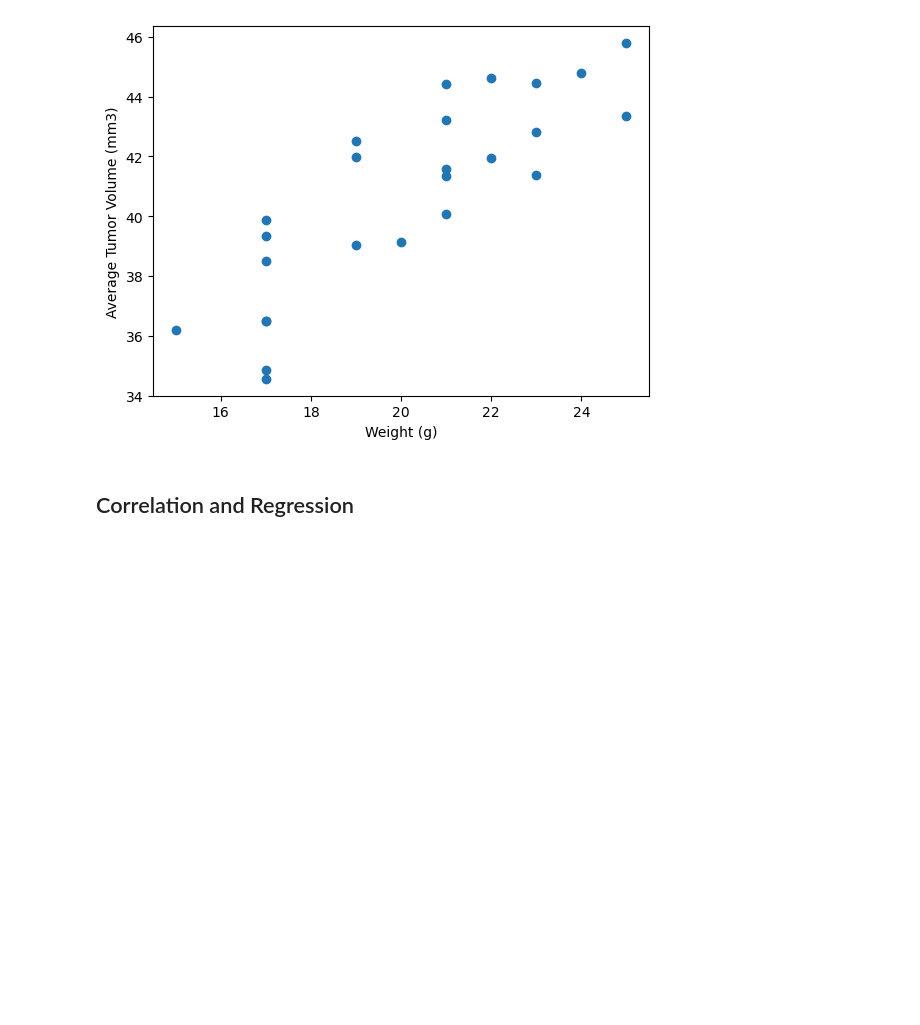
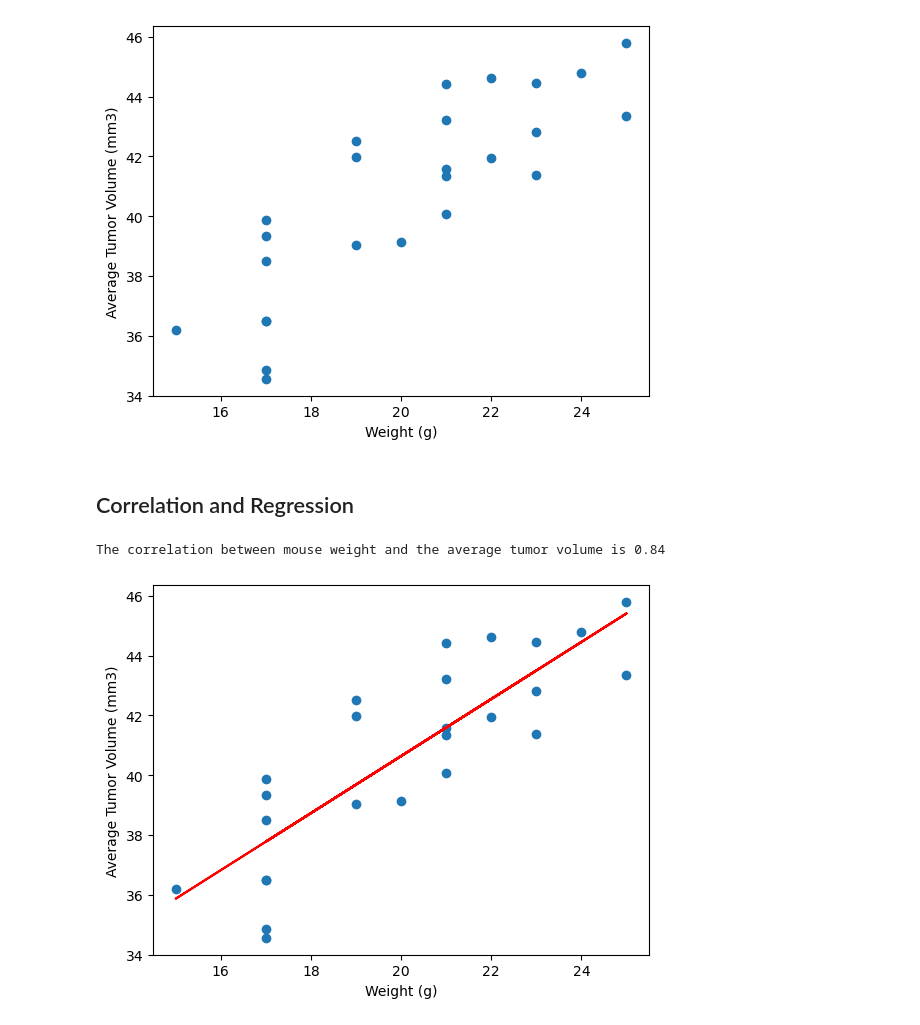
Before and after one commit to tsbarr/matplotlib-challenge, a Jupyter notebook: Pymaceuticals/pymaceuticals_analysis_tsbarr.ipynb, the cells around one changed output. Saved outputs shown, nothing was run; the diff lists cells and outputs as text; code cells hidden in the pictures; blank space fills up the shorter version.

Commit message:
add linear regression model and correlation

```diff
--- a/Pymaceuticals/pymaceuticals_analysis_tsbarr.ipynb
+++ b/Pymaceuticals/pymaceuticals_analysis_tsbarr.ipynb
@@ -414,0 +412,32 @@ plt.show()
+# %%
+# Calculate the correlation coefficient and a linear regression model
+# for mouse weight and average observed tumor volume for the entire Capomulin regimen
+
+# https://docs.scipy.org/doc/scipy/reference/generated/scipy.stats.linregress.html#scipy.stats.linregress
+weight_volume_res = st.linregress(
+    x = weight_volume_df['Weight (g)'],
+    y = weight_volume_df['Tumor Volume (mm3)']
+)
+rval = weight_volume_res.rvalue
+print(f"The correlation between mouse weight and the average tumor volume is {rval:.2f}")
+
+x_data = weight_volume_df['Weight (g)']
+
+plt.scatter(
+    x = x_data,
+    y = weight_volume_df['Tumor Volume (mm3)']
+)
+plt.plot(
+    x_data,
+    weight_volume_res.intercept + weight_volume_res.slope*x_data,
+    'r'
+)
+
+plt.xlabel('Weight (g)')
+plt.ylabel('Average Tumor Volume (mm3)')
+
+
+plt.show()
+# %% [output]
+The correlation between mouse weight and the average tumor volume is 0.84
+[figure, added]
```
Also changed, not shown: parts of 1 cell of this notebook.
